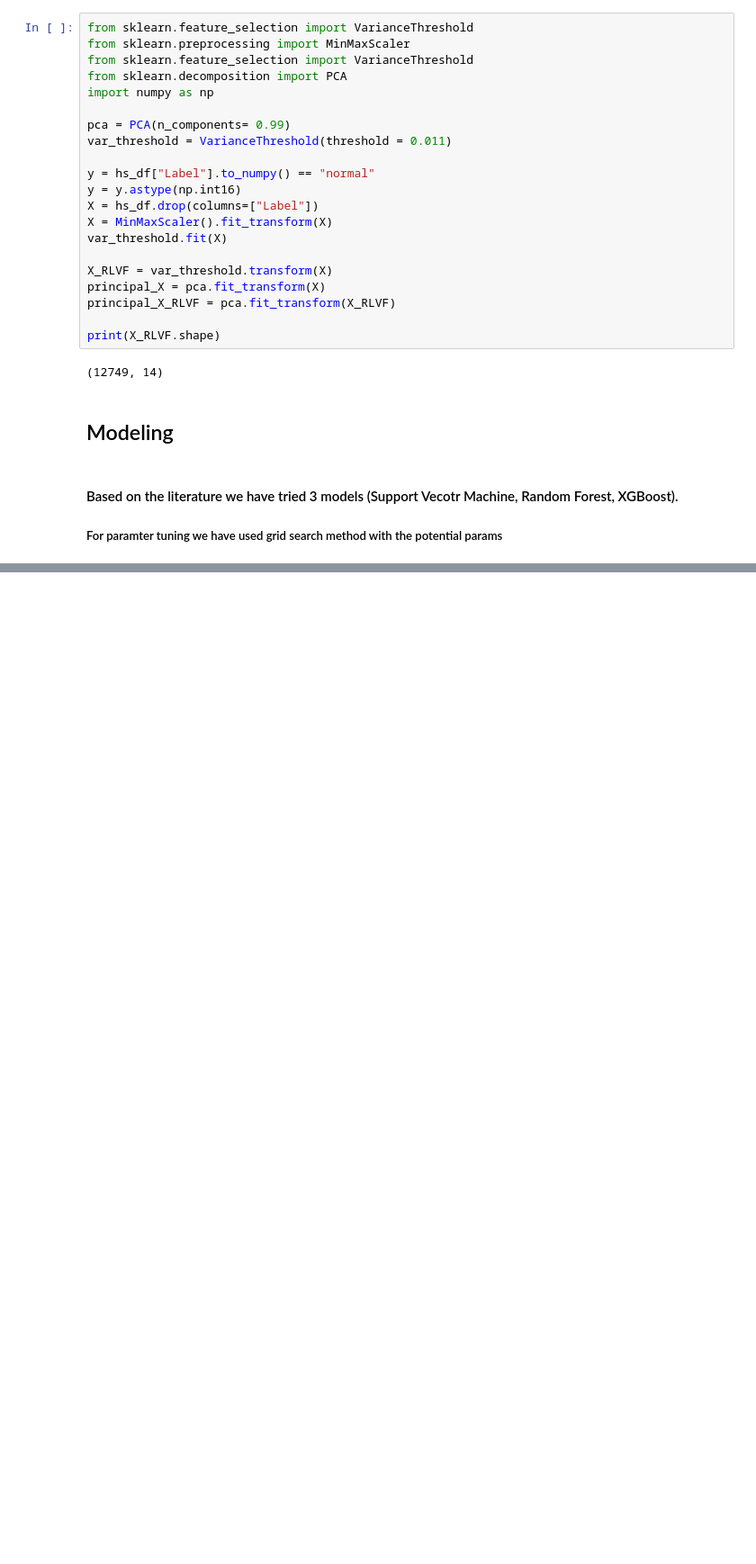
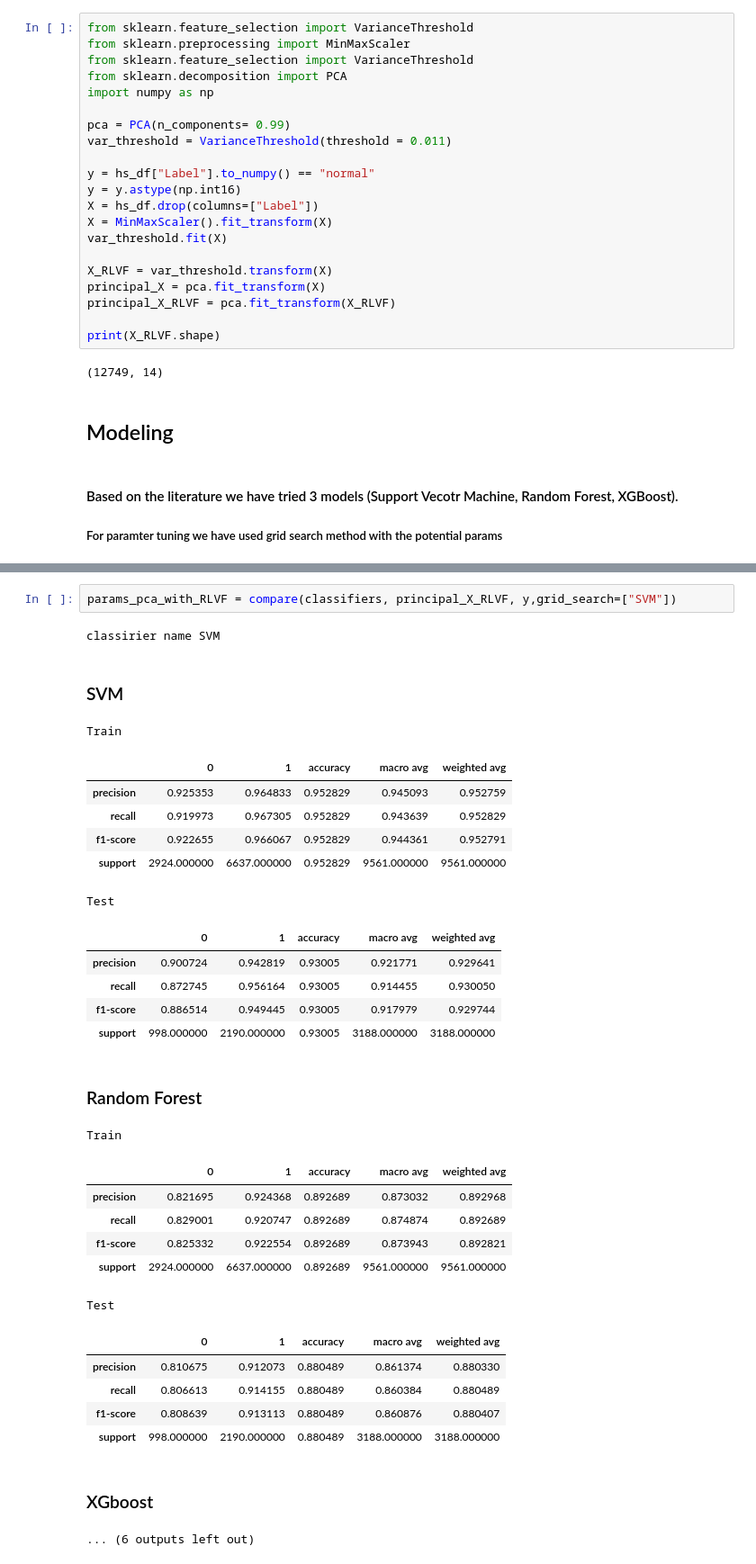
Before and after one commit to Mohamed-Ibrahim-01/heart-sound-classificatoin, a Jupyter notebook: HS_Classification_Main.ipynb, the cells around one changed output, grey strips where cells are left out. Shown at 90% size. Saved outputs shown, nothing was run; the diff lists cells and outputs as text; blank space fills up the shorter version.

```diff
--- a/HS_Classification_Main.ipynb
+++ b/HS_Classification_Main.ipynb
@@ -163,0 +198,32 @@ Train
+# %%
+params_pca_with_RLVF = compare(classifiers, principal_X_RLVF, y,grid_search=["SVM"])
+# %% [output]
+classirier name SVM
+SVM
+Train
+|  | 0 | 1 | accuracy | macro avg | weighted avg |
+| precision | 0.925353 | 0.964833 | 0.952829 | 0.945093 | 0.952759 |
+| recall | 0.919973 | 0.967305 | 0.952829 | 0.943639 | 0.952829 |
+| f1-score | 0.922655 | 0.966067 | 0.952829 | 0.944361 | 0.952791 |
+| support | 2924.000000 | 6637.000000 | 0.952829 | 9561.000000 | 9561.000000 |
+Test
+|  | 0 | 1 | accuracy | macro avg | weighted avg |
+| precision | 0.900724 | 0.942819 | 0.93005 | 0.921771 | 0.929641 |
+| recall | 0.872745 | 0.956164 | 0.93005 | 0.914455 | 0.930050 |
+| f1-score | 0.886514 | 0.949445 | 0.93005 | 0.917979 | 0.929744 |
+| support | 998.000000 | 2190.000000 | 0.93005 | 3188.000000 | 3188.000000 |
+Random Forest
+Train
+|  | 0 | 1 | accuracy | macro avg | weighted avg |
+| precision | 0.821695 | 0.924368 | 0.892689 | 0.873032 | 0.892968 |
+| recall | 0.829001 | 0.920747 | 0.892689 | 0.874874 | 0.892689 |
+| f1-score | 0.825332 | 0.922554 | 0.892689 | 0.873943 | 0.892821 |
+| support | 2924.000000 | 6637.000000 | 0.892689 | 9561.000000 | 9561.000000 |
+Test
+|  | 0 | 1 | accuracy | macro avg | weighted avg |
+| precision | 0.810675 | 0.912073 | 0.880489 | 0.861374 | 0.880330 |
+| recall | 0.806613 | 0.914155 | 0.880489 | 0.860384 | 0.880489 |
+| f1-score | 0.808639 | 0.913113 | 0.880489 | 0.860876 | 0.880407 |
+| support | 998.000000 | 2190.000000 | 0.880489 | 3188.000000 | 3188.000000 |
+XGboost
+... (6 outputs left out)
```
Also changed, not shown: parts of 5 cells of this notebook, 2 other files.
